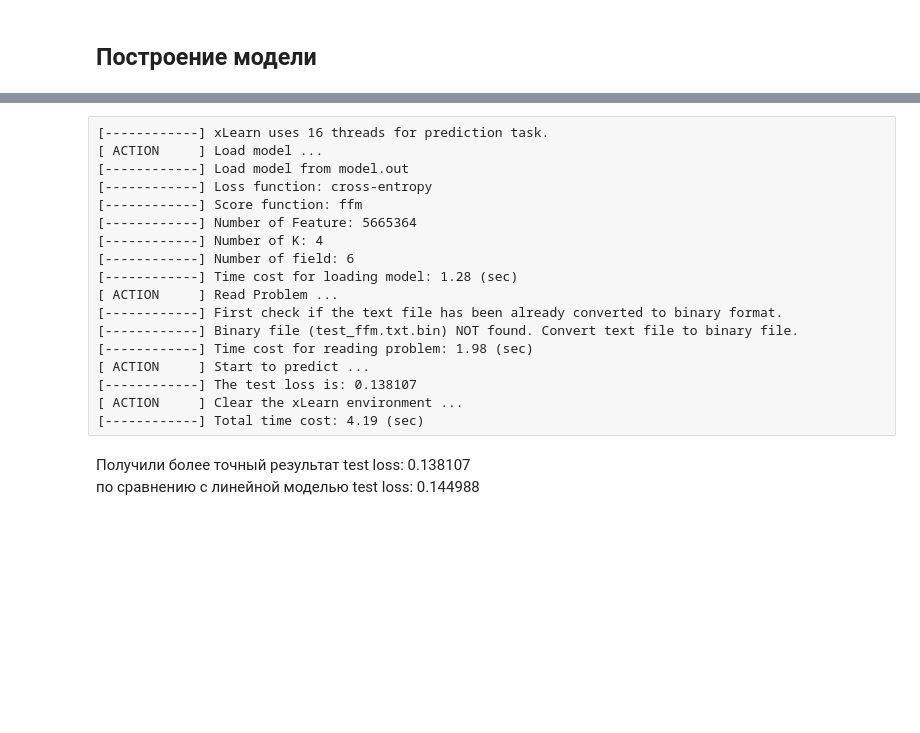
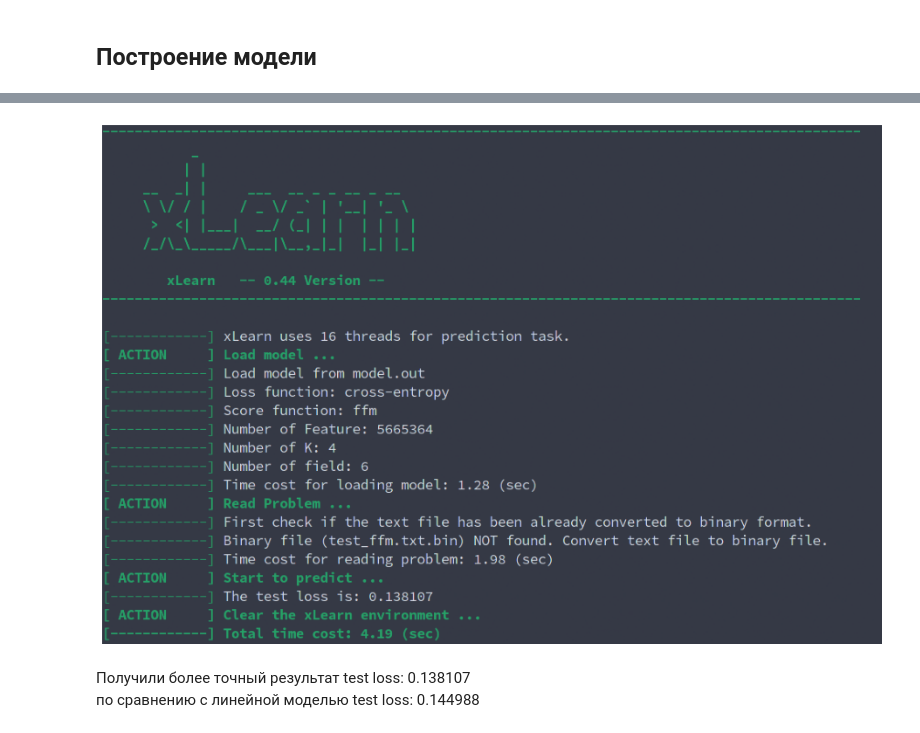
Before and after one commit to sergeyivanovgit/Recsys-course-homework, a Jupyter notebook: zakaldaev.a/hw3/zakaldaev_a.ipynb, the cells around one changed output, grey strips where cells are left out. Saved outputs shown, nothing was run; the diff lists cells and outputs as text; code cells hidden in the pictures; blank space fills up the shorter version.

```diff
--- a/zakaldaev.a/hw3/zakaldaev_a.ipynb
+++ b/zakaldaev.a/hw3/zakaldaev_a.ipynb
@@ -163,24 +143,14 @@ ffm_model.fit(param, 'model.out')
 ffm_model.setTest("test_ffm.txt")
 ffm_model.setSigmoid()
 ffm_model.predict("model.out", "predictions.txt")
-# %% [raw]
-[------------] xLearn uses 16 threads for prediction task.
-[ ACTION     ] Load model ...
-[------------] Load model from model.out
-[------------] Loss function: cross-entropy
-[------------] Score function: ffm
-[------------] Number of Feature: 5665364
-[------------] Number of K: 4
-[------------] Number of field: 6
-[------------] Time cost for loading model: 1.28 (sec)
-[ ACTION     ] Read Problem ...
-[------------] First check if the text file has been already converted to binary format.
-[------------] Binary file (test_ffm.txt.bin) NOT found. Convert text file to binary file.
-[------------] Time cost for reading problem: 1.98 (sec)
-[ ACTION     ] Start to predict ...
-[------------] The test loss is: 0.138107
-[ ACTION     ] Clear the xLearn environment ...
-[------------] Total time cost: 4.19 (sec)
+# %%
+img = plt.imread('test.png')
+plt.figure(figsize=(16,16))
+plt.imshow(img)
+plt.axis('off')
+plt.show()
+# %% [output]
+[figure, added]
 # %% [markdown]
 Получили более точный результат test loss: 0.138107
 по сравнению с линейной моделью test loss: 0.144988
```
Also changed, not shown: parts of 3 cells of this notebook.
